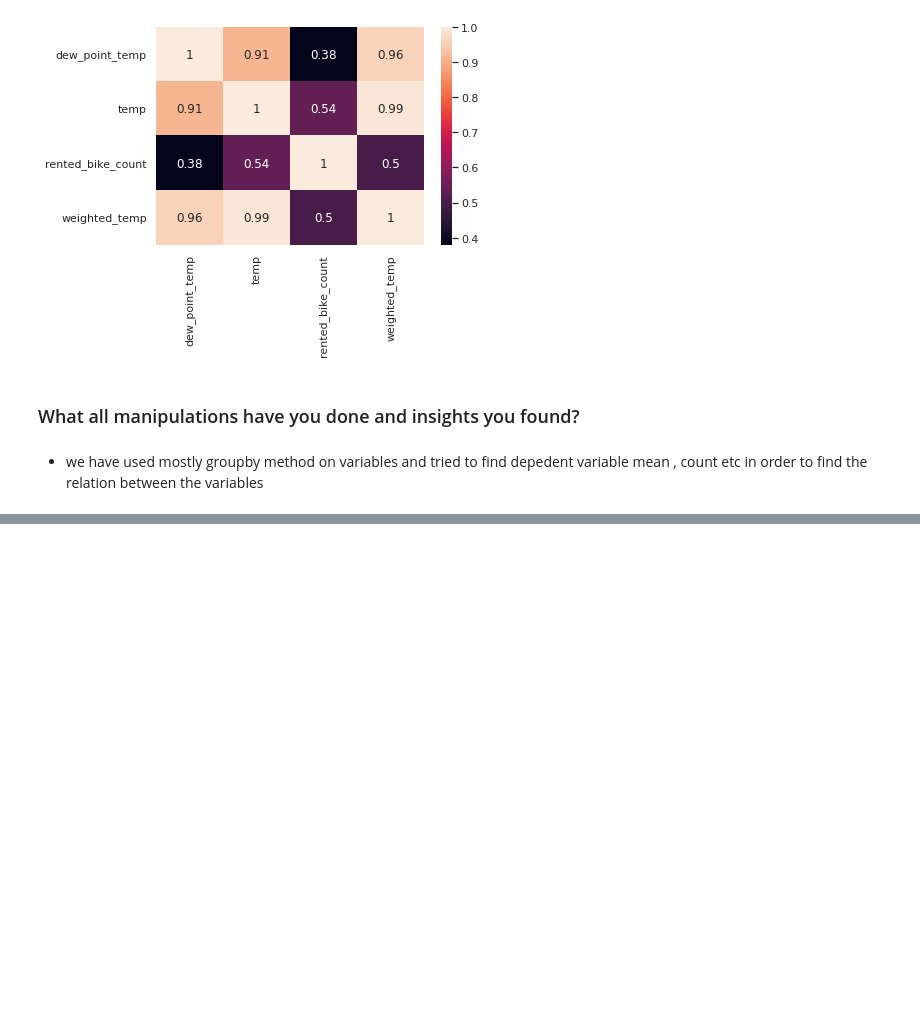
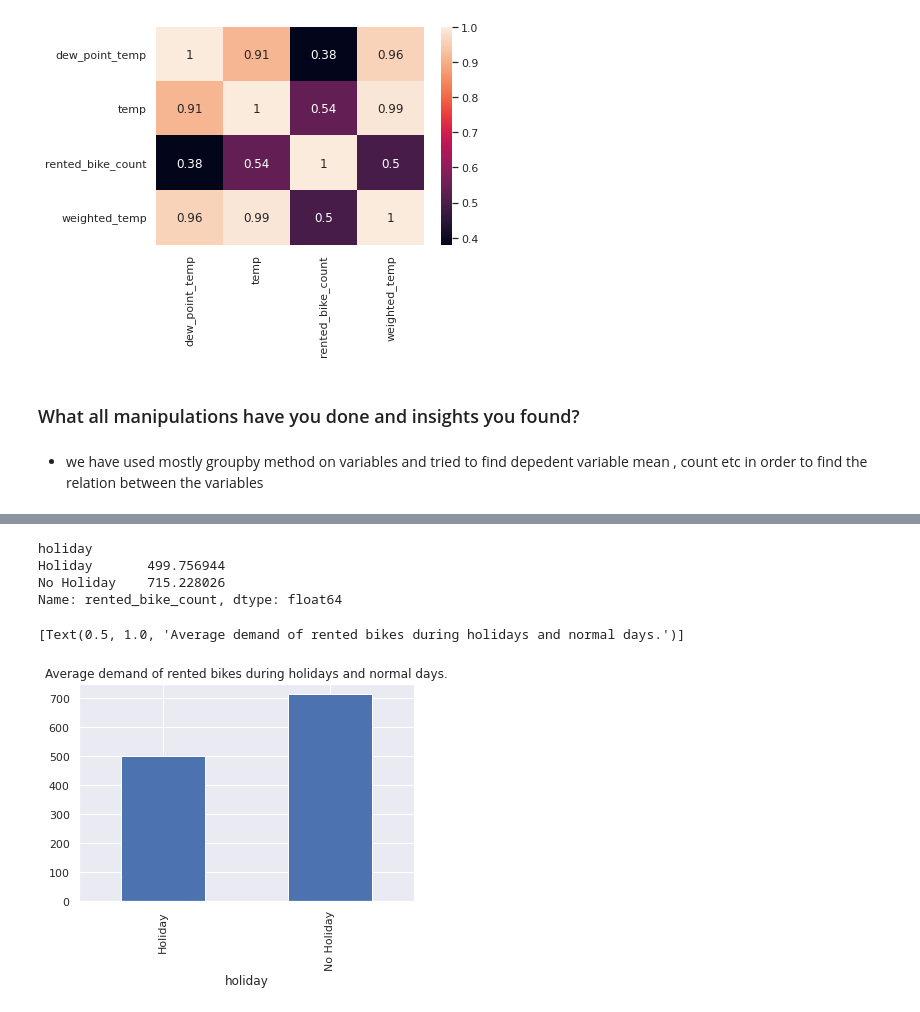
Before and after one commit to dil150898/Bike-Sharing-demand-prediction, a Jupyter notebook: dil_khush_Bike_Sharing_Demand_Prediction_Capstone_Project.ipynb, the cells around one changed output, grey strips where cells are left out. Saved outputs shown, nothing was run; the diff lists cells and outputs as text; code cells hidden in the pictures; blank space fills up the shorter version.

```diff
--- a/dil_khush_Bike_Sharing_Demand_Prediction_Capstone_Project.ipynb
+++ b/dil_khush_Bike_Sharing_Demand_Prediction_Capstone_Project.ipynb
@@ -449,0 +482,13 @@ sns.heatmap(df[['dew_point_temp','temp','rented_bike_count','weighted_temp']].co
+# %%
+df.groupby(['holiday'])['rented_bike_count'].mean()
+# %% [output]
+holiday
+Holiday       499.756944
+No Holiday    715.228026
+Name: rented_bike_count, dtype: float64
+# %%
+# Chart - 2 Visualization code
+df.groupby(['holiday'])['rented_bike_count'].mean().plot.bar().set(title='Average demand of rented bikes during holidays and normal days.')
+# %% [output]
+[Text(0.5, 1.0, 'Average demand of rented bikes during holidays and normal days.')]
+[figure, added]
```
Also changed, not shown: parts of 52 cells of this notebook.
